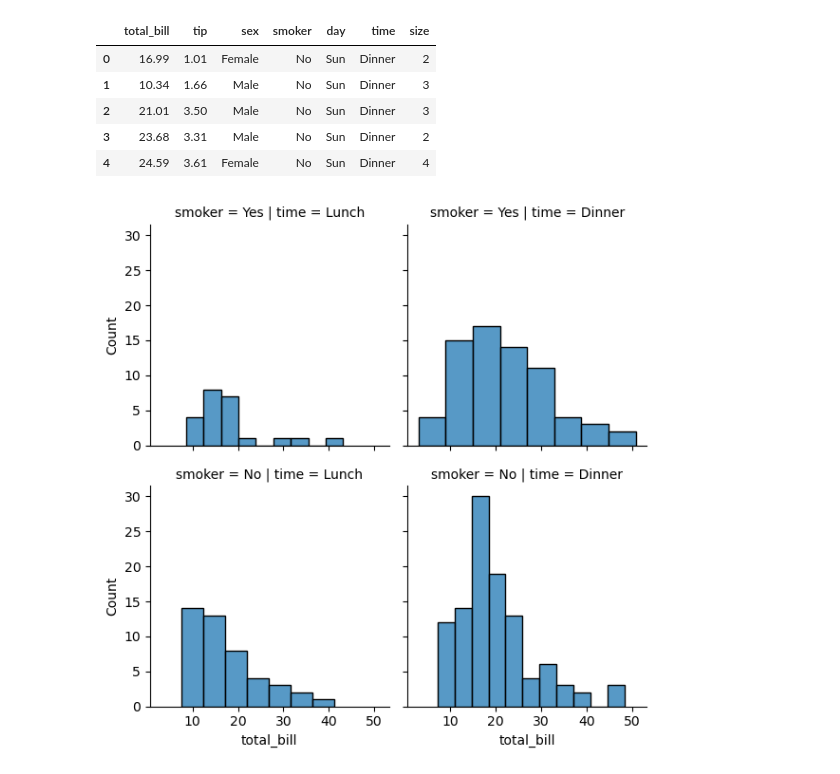
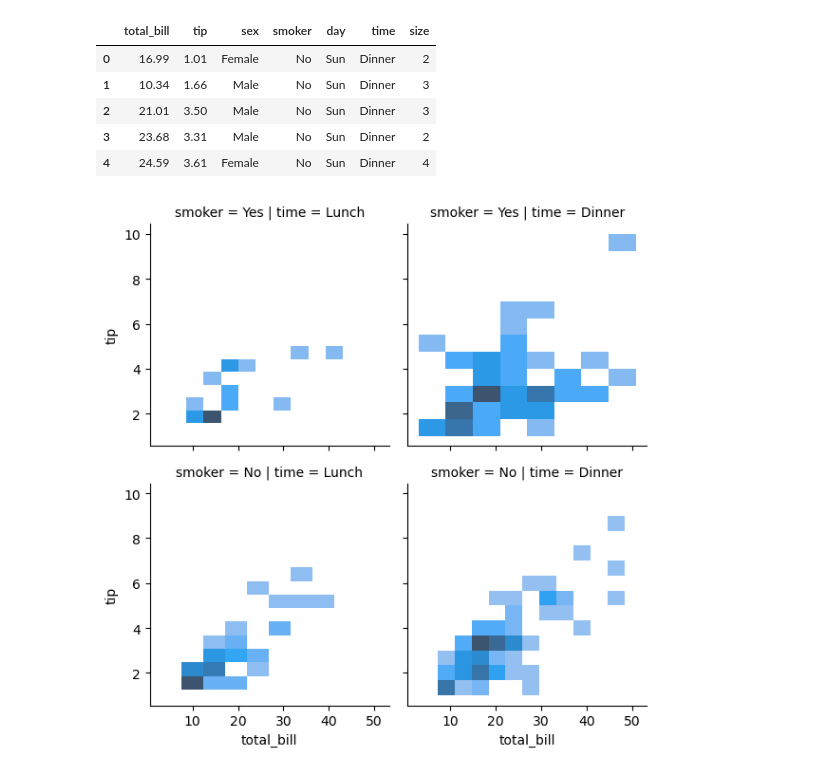
Before and after one commit to rnieblesealo/A_DATACOURSE, a Jupyter notebook: seaborn/grid-data.ipynb, the cells around one changed output. Saved outputs shown, nothing was run; the diff lists cells and outputs as text; code cells hidden in the pictures.

```diff
--- a/seaborn/grid-data.ipynb
+++ b/seaborn/grid-data.ipynb
@@ -46,11 +46,13 @@ tips.head()
 # %%
 # need to practice this, data interpretation looks neat but i dont get it
 
 pg = sns.FacetGrid(data=tips, col="time", row="smoker")
 
-pg.map(sns.histplot, "total_bill")
+pg.map(sns.histplot, "total_bill", "tip")
+
+plt.tight_layout()
 
 plt.show()
 plt.close()
 # %% [output]
-[figure, old version]
+[figure, new version]
```
Also changed, not shown: 2 other files.
